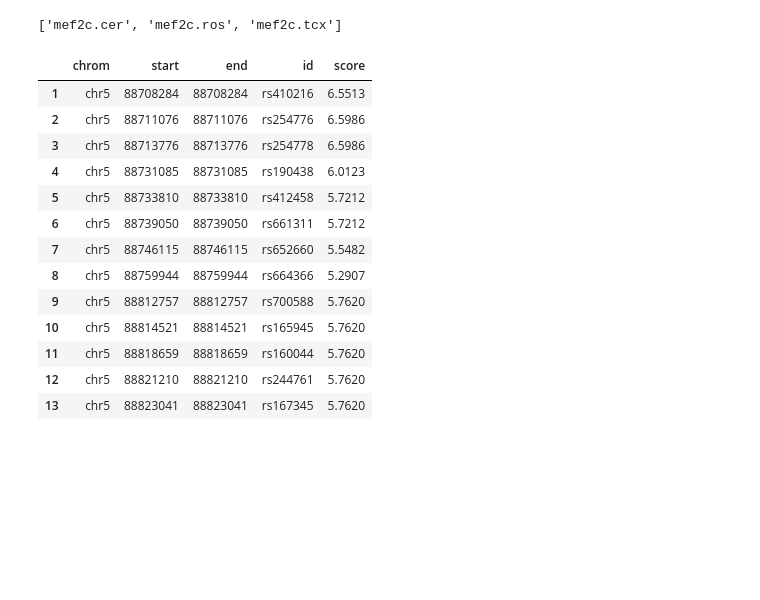
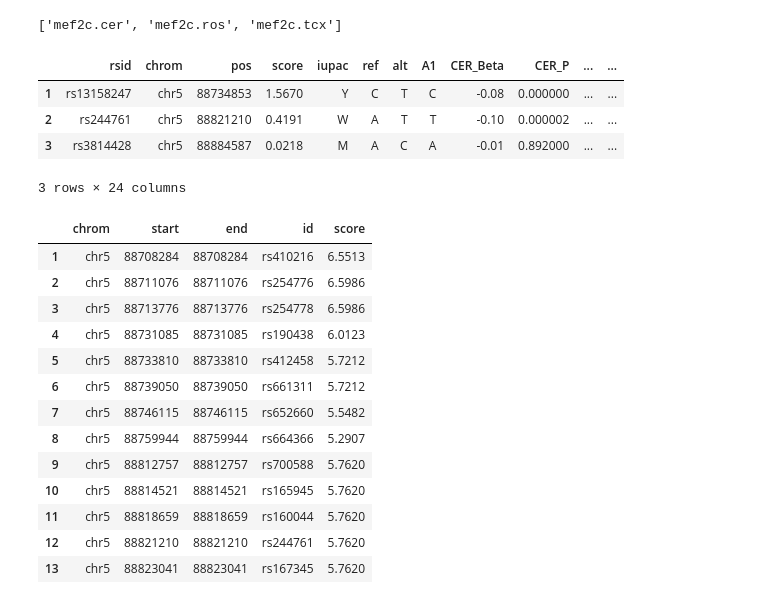
Before and after one commit to paul-shannon/dockerizedMicroservices, a Jupyter notebook: trena.mef2c/hostDir/demo.ipynb, the cells around one changed output. Cells and saved outputs as stored; diff of their text form; code cells hidden in the pictures; blank space fills up the shorter version.

Commit message:
first successful call to findVariantsInModel

```diff
--- a/trena.mef2c/hostDir/demo.ipynb
+++ b/trena.mef2c/hostDir/demo.ipynb
@@ -28,7 +28,15 @@ trena.getModelNames()
 # %% [output]
 ['mef2c.cer', 'mef2c.ros', 'mef2c.tcx']
 # %%
-tbl_voi = trena.findVariantsInModel("mef2c.ros", shoulder=20, display=TRUE)
+tbl_voi = trena.findVariantsInModel("mef2c.ros", shoulder=0, display=False)
+# %%
+tbl_voi
+# %% [output]
+|  | rsid | chrom | pos | score | iupac | ref | alt | A1 | CER_Beta | CER_P | ... | ... |
+| 1 | rs13158247 | chr5 | 88734853 | 1.5670 | Y | C | T | C | -0.08 | 0.000000 | ... | ... |
+| 2 | rs244761 | chr5 | 88821210 | 0.4191 | W | A | T | T | -0.10 | 0.000002 | ... | ... |
+| 3 | rs3814428 | chr5 | 88884587 | 0.0218 | M | A | C | A | -0.01 | 0.892000 | ... | ... |
+3 rows × 24 columns
 # %%
 trena.dataFrameFrom3partList(response['payload']['tbl'])
 #response['payload']['tbl']
```
Also changed, not shown: 2 other files.
